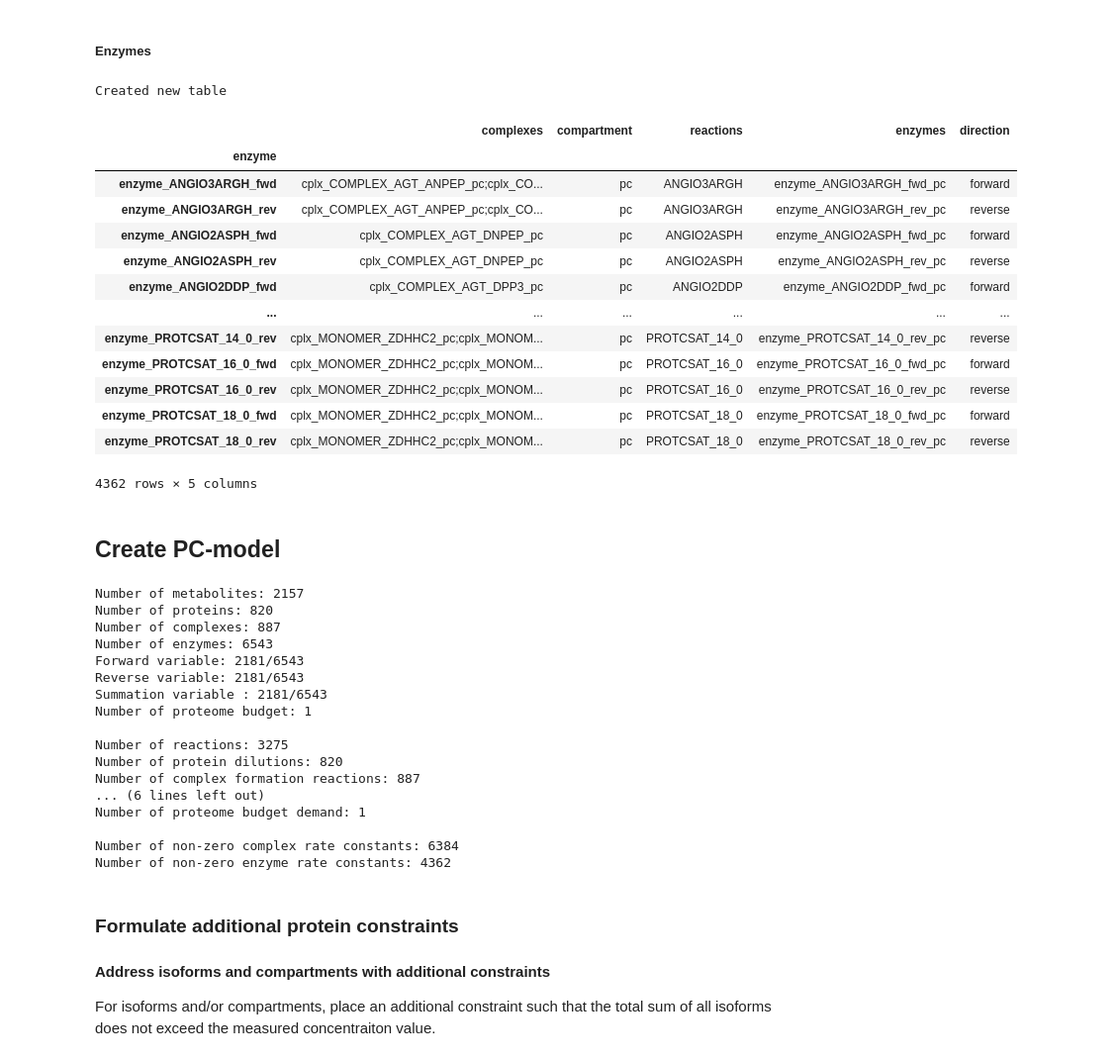
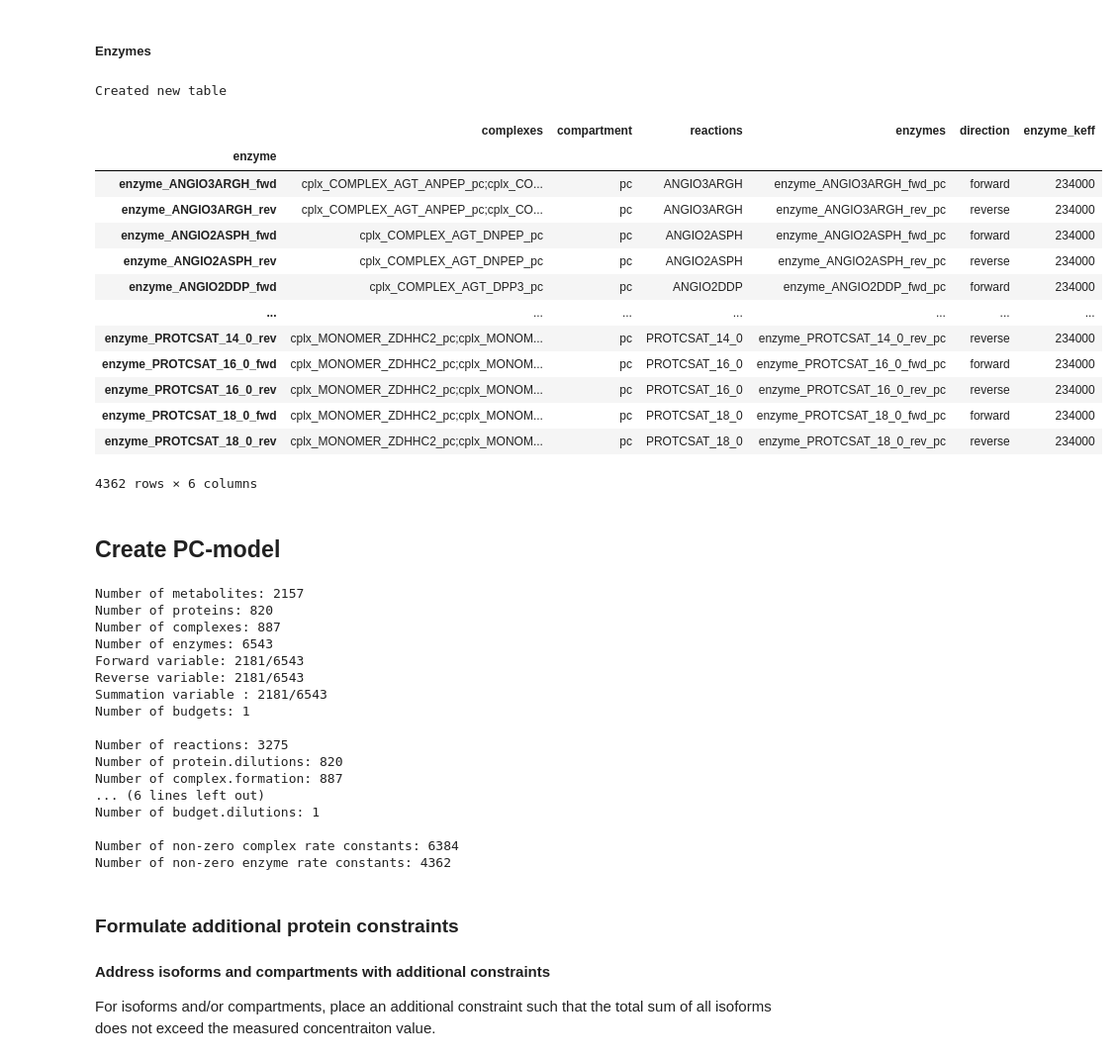
Before and after one commit to z-haiman/RBC-GEM, a Jupyter notebook: code/notebooks/analysis/OVERLAY/2. Derive PC-Model.ipynb, the cells around one changed output. Shown at 99% size. Saved outputs shown, nothing was run; the diff lists cells and outputs as text; code cells hidden in the pictures.

```diff
--- a/code/notebooks/analysis/OVERLAY/2. Derive PC-Model.ipynb
+++ b/code/notebooks/analysis/OVERLAY/2. Derive PC-Model.ipynb
@@ -87,0 +91,13 @@ model_id = "RBC_GEM"
+# %%
+valid_organisms = {"Human", "Mouse"}
+if organism not in valid_organisms:
+    raise ValueError(f"Organism must be one of the following: {valid_organisms}")
+elif organism == "Mouse":
+    # Use path to Mouse Genome informatics data
+    database_dirpath = get_dirpath("database", MGI_DB_TAG)
+else:
+    # Use standard path to UniProt
+    database_dirpath = get_dirpath("database", UNIPROT_DB_TAG)
+
+overlay_dirpath = (get_dirpath("analysis") / "OVERLAY" / organism).resolve()
+model_dirpath = overlay_dirpath / model_id
@@ -547,7 +551,7 @@ except (FileNotFoundError, KeyError):
         # Otherwise, make from scratch
         df_proteins = create_protein_table(
             model,
-            df_sequences=df_sequences,
+            df_sequence_data,
             id_key=dict_of_id_keys.get(table_type),
             prefix=prefix,
             optional_columns=optional_columns,
@@ -561,7 +565,7 @@ except (FileNotFoundError, KeyError):
         if not isoform_transform:
             df_proteins[df_proteins[table_type].duplicated(False)]
     else:
-        df_proteins = df_sequences.merge(
+        df_proteins = df_sequence_data.merge(
             df_proteins[["uniprot", "compartment"]],
             left_on="uniprot",
             right_on="uniprot",
@@ -582,7 +586,7 @@ if simplify_compartments:
             [str(value) for value in list(values.dropna().unique())]
         )
     )
-    df_proteins["compartment"] = "pc"
+    df_proteins["compartment"] = DEFAULT_PROTEOME_COMPARTMENT
     df_proteins = df_proteins.reset_index(drop=False)
 
 df_proteins["proteins"] = df_proteins[[strip_plural(table_type), "compartment"]].apply(
@@ -771,7 +775,6 @@ except (FileNotFoundError, KeyError):
             genes_to_proteins=genes_to_proteins,
             cofactor_genes=cofactor_genes,
             id_key=dict_of_id_keys.get(table_type),
-            prefix=prefix,
             optional_columns=optional_columns,
             annotation_columns=[
                 # "uniprot"
@@ -859,7 +862,7 @@ if simplify_compartments:
             [str(value) for value in list(values.dropna().unique())]
         )
     )
-    df_complexes["compartment"] = "pc"
+    df_complexes["compartment"] = DEFAULT_PROTEOME_COMPARTMENT
     df_complexes = df_complexes.reset_index(drop=False)
 
 df_complexes["complexes"] = df_complexes[
@@ -916,57 +919,53 @@ except (FileNotFoundError, KeyError):
         df_enzymes = create_enzyme_table(
             model,
             complexes_to_reactions=complexes_to_reactions,
-            enzyme_keff_base=enzyme_keff_base,
-            enzyme_forward_suffix=enzyme_forward_suffix,
-            enzyme_reverse_suffix=enzyme_reverse_suffix,
             id_key=dict_of_id_keys.get(table_type),
-            prefix=prefix,
             optional_columns=optional_columns,
             annotation_columns=[
                 # "uniprot"
             ],
             replace_compartments=replace_compartments,
         )
         if replace_compartments:
             df_enzymes["compartment"] = df_enzymes["compartment"].replace(
                 replace_compartments
             )
         print("Created new table")
     else:
         print("Loaded from main RBC-GEM file")
 
 
 if simplify_compartments:
     df_enzymes = df_enzymes.groupby(["complexes", "enzyme"]).agg(
         lambda values: ";".join(
             [str(value) for value in list(values.dropna().unique())]
         )
     )
-    df_enzymes["compartment"] = "pc"
+    df_enzymes["compartment"] = DEFAULT_PROTEOME_COMPARTMENT
     df_enzymes = df_enzymes.reset_index(drop=False)
 
 df_enzymes[table_type] = df_enzymes[[strip_plural(table_type), "compartment"]].apply(
     lambda x: "_".join(x.values), axis=1
 )
 df_enzymes = df_enzymes.set_index(strip_plural(table_type))
 pcmodel_tables[table_type] = df_enzymes.copy()
 df_enzymes
 # %% [output]
 Created new table
-|  | complexes | compartment | reactions | enzymes | direction |
-| enzyme |  |  |  |  |  |
-| enzyme_ANGIO3ARGH_fwd | cplx_COMPLEX_AGT_ANPEP_pc;cplx_CO... | pc | ANGIO3ARGH | enzyme_ANGIO3ARGH_fwd_pc | forward |
-| enzyme_ANGIO3ARGH_rev | cplx_COMPLEX_AGT_ANPEP_pc;cplx_CO... | pc | ANGIO3ARGH | enzyme_ANGIO3ARGH_rev_pc | reverse |
-| enzyme_ANGIO2ASPH_fwd | cplx_COMPLEX_AGT_DNPEP_pc | pc | ANGIO2ASPH | enzyme_ANGIO2ASPH_fwd_pc | forward |
-| enzyme_ANGIO2ASPH_rev | cplx_COMPLEX_AGT_DNPEP_pc | pc | ANGIO2ASPH | enzyme_ANGIO2ASPH_rev_pc | reverse |
-| enzyme_ANGIO2DDP_fwd | cplx_COMPLEX_AGT_DPP3_pc | pc | ANGIO2DDP | enzyme_ANGIO2DDP_fwd_pc | forward |
-| ... | ... | ... | ... | ... | ... |
-| enzyme_PROTCSAT_14_0_rev | cplx_MONOMER_ZDHHC2_pc;cplx_MONOM... | pc | PROTCSAT_14_0 | enzyme_PROTCSAT_14_0_rev_pc | reverse |
-| enzyme_PROTCSAT_16_0_fwd | cplx_MONOMER_ZDHHC2_pc;cplx_MONOM... | pc | PROTCSAT_16_0 | enzyme_PROTCSAT_16_0_fwd_pc | forward |
-| enzyme_PROTCSAT_16_0_rev | cplx_MONOMER_ZDHHC2_pc;cplx_MONOM... | pc | PROTCSAT_16_0 | enzyme_PROTCSAT_16_0_rev_pc | reverse |
-| enzyme_PROTCSAT_18_0_fwd | cplx_MONOMER_ZDHHC2_pc;cplx_MONOM... | pc | PROTCSAT_18_0 | enzyme_PROTCSAT_18_0_fwd_pc | forward |
-| enzyme_PROTCSAT_18_0_rev | cplx_MONOMER_ZDHHC2_pc;cplx_MONOM... | pc | PROTCSAT_18_0 | enzyme_PROTCSAT_18_0_rev_pc | reverse |
+|  | complexes | compartment | reactions | enzymes | direction | enzyme_keff |
+| enzyme |  |  |  |  |  |  |
+| enzyme_ANGIO3ARGH_fwd | cplx_COMPLEX_AGT_ANPEP_pc;cplx_CO... | pc | ANGIO3ARGH | enzyme_ANGIO3ARGH_fwd_pc | forward | 234000 |
+| enzyme_ANGIO3ARGH_rev | cplx_COMPLEX_AGT_ANPEP_pc;cplx_CO... | pc | ANGIO3ARGH | enzyme_ANGIO3ARGH_rev_pc | reverse | 234000 |
+| enzyme_ANGIO2ASPH_fwd | cplx_COMPLEX_AGT_DNPEP_pc | pc | ANGIO2ASPH | enzyme_ANGIO2ASPH_fwd_pc | forward | 234000 |
+| enzyme_ANGIO2ASPH_rev | cplx_COMPLEX_AGT_DNPEP_pc | pc | ANGIO2ASPH | enzyme_ANGIO2ASPH_rev_pc | reverse | 234000 |
+| enzyme_ANGIO2DDP_fwd | cplx_COMPLEX_AGT_DPP3_pc | pc | ANGIO2DDP | enzyme_ANGIO2DDP_fwd_pc | forward | 234000 |
+| ... | ... | ... | ... | ... | ... | ... |
+| enzyme_PROTCSAT_14_0_rev | cplx_MONOMER_ZDHHC2_pc;cplx_MONOM... | pc | PROTCSAT_14_0 | enzyme_PROTCSAT_14_0_rev_pc | reverse | 234000 |
+| enzyme_PROTCSAT_16_0_fwd | cplx_MONOMER_ZDHHC2_pc;cplx_MONOM... | pc | PROTCSAT_16_0 | enzyme_PROTCSAT_16_0_fwd_pc | forward | 234000 |
+| enzyme_PROTCSAT_16_0_rev | cplx_MONOMER_ZDHHC2_pc;cplx_MONOM... | pc | PROTCSAT_16_0 | enzyme_PROTCSAT_16_0_rev_pc | reverse | 234000 |
+| enzyme_PROTCSAT_18_0_fwd | cplx_MONOMER_ZDHHC2_pc;cplx_MONOM... | pc | PROTCSAT_18_0 | enzyme_PROTCSAT_18_0_fwd_pc | forward | 234000 |
+| enzyme_PROTCSAT_18_0_rev | cplx_MONOMER_ZDHHC2_pc;cplx_MONOM... | pc | PROTCSAT_18_0 | enzyme_PROTCSAT_18_0_rev_pc | reverse | 234000 |
-4362 rows × 5 columns
+4362 rows × 6 columns
 # %% [markdown]
 ## Create PC-model
 # %%
@@ -981,15 +980,11 @@ pcmodel, final_pcmodel_tables = construct_pcmodel_from_tables(
     complex_table=complex_table,
     enzyme_table=enzyme_table,
     max_weight_fraction=max_weight_fraction,
-    enzyme_keff_base=enzyme_keff_base,
-    enzyme_forward_suffix=enzyme_forward_suffix,
-    enzyme_reverse_suffix=enzyme_reverse_suffix,
-    enzyme_total_suffix=enzyme_total_suffix,
     include_complex_dilutions=True,  # Relaxes constraints areound complexes. Recommend to start, can be set to zero later or removed entirely
     irrev_rxn_complex_keff=0,  # Set as None to ignore, small number to keep in model, 0 to remove from complex-enzyme mapping
 )
 if simplify_compartments:
-    pcmodel.compartments = {"pc": "protein compartment"}
+    pcmodel.compartments = {DEFAULT_PROTEOME_COMPARTMENT: "protein compartment"}
 # Print summary
 for attr, subclass_dict in ATTR_SUBCLASS_DICT.items():
     n = len(
@@ -1004,13 +999,13 @@ for attr, subclass_dict in ATTR_SUBCLASS_DICT.items():
         print(f"Number of {key}: {n}")
         if subcls in (Enzyme, EnzymeDilution):
             print(
-                f"Forward variable: {len(obj_list.query(lambda x: enzyme_forward_suffix in x.id))}/{n}"
+                f'Forward variable: {len(obj_list.query(lambda x: DEFAULT_PREFIX_SUFFIX_VALUES["enzymes"]["suffix.forward"] in x.id))}/{n}'
             )
             print(
-                f"Reverse variable: {len(obj_list.query(lambda x: enzyme_reverse_suffix in x.id))}/{n}"
+                f'Reverse variable: {len(obj_list.query(lambda x: DEFAULT_PREFIX_SUFFIX_VALUES["enzymes"]["suffix.reverse"] in x.id))}/{n}'
             )
             print(
-                f"Summation variable : {len(obj_list.query(lambda x: enzyme_total_suffix in x.id))}/{n}"
+                f'Summation variable : {len(obj_list.query(lambda x: DEFAULT_PREFIX_SUFFIX_VALUES["enzymes"]["suffix.total"] in x.id))}/{n}'
             )
     print()
 
@@ -1086,13 +1081,13 @@ Number of enzymes: 6543
 Forward variable: 2181/6543
 Reverse variable: 2181/6543
 Summation variable : 2181/6543
-Number of proteome budget: 1
+Number of budgets: 1
 
 Number of reactions: 3275
-Number of protein dilutions: 820
-Number of complex formation reactions: 887
+Number of protein.dilutions: 820
+Number of complex.formation: 887
 ... (6 lines left out)
-Number of proteome budget demand: 1
+Number of budget.dilutions: 1
 
 Number of non-zero complex rate constants: 6384
 Number of non-zero enzyme rate constants: 4362
```
Also changed, not shown: parts of 20 cells of this notebook, 36 other files.
